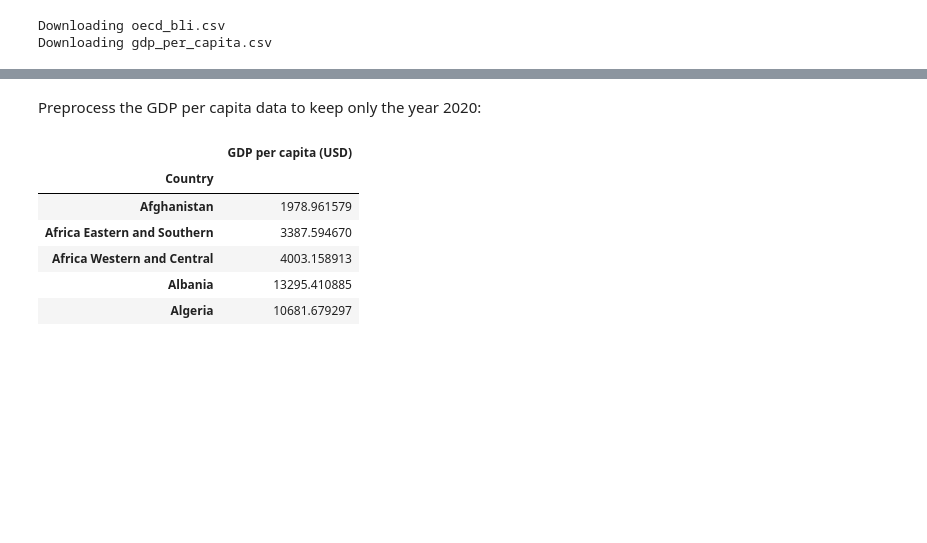
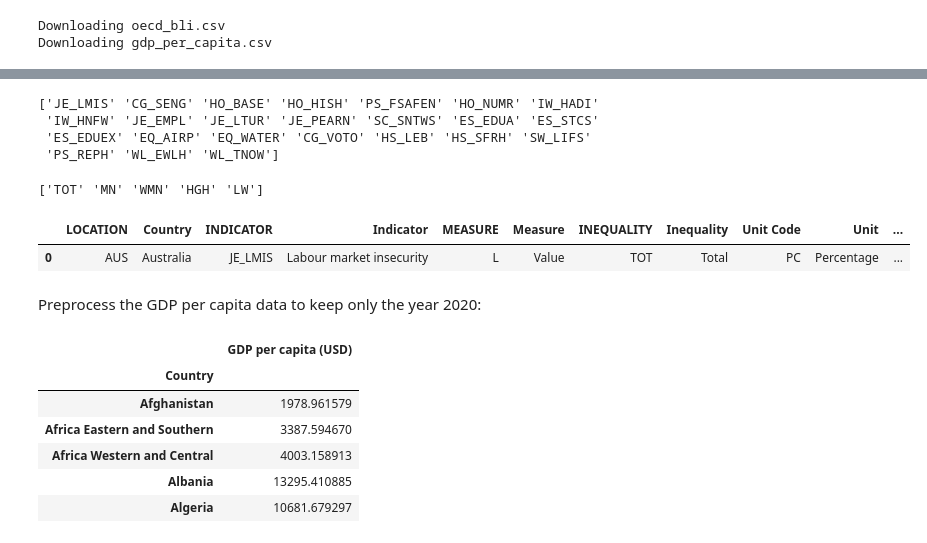
Before and after one commit to Pneri124/ageron-ml3, a Jupyter notebook: 01_PN_the_machine_learning_landscape.ipynb, the cells around one changed output, grey strips where cells are left out. Drawn from its saved outputs; the diff is of its cells as text; code cells hidden in the pictures; blank space fills up the shorter version.

```diff
--- a/01_PN_the_machine_learning_landscape.ipynb
+++ b/01_PN_the_machine_learning_landscape.ipynb
@@ -153,3 +184,19 @@ gdp_per_capita = pd.read_csv(datapath / "gdp_per_capita.csv")
+# %%
+print(oecd_bli['INDICATOR'].unique())
+# %% [output]
+['JE_LMIS' 'CG_SENG' 'HO_BASE' 'HO_HISH' 'PS_FSAFEN' 'HO_NUMR' 'IW_HADI'
+ 'IW_HNFW' 'JE_EMPL' 'JE_LTUR' 'JE_PEARN' 'SC_SNTWS' 'ES_EDUA' 'ES_STCS'
+ 'ES_EDUEX' 'EQ_AIRP' 'EQ_WATER' 'CG_VOTO' 'HS_LEB' 'HS_SFRH' 'SW_LIFS'
+ 'PS_REPH' 'WL_EWLH' 'WL_TNOW']
+# %%
+print(oecd_bli['INEQUALITY'].unique())
+# %% [output]
+['TOT' 'MN' 'WMN' 'HGH' 'LW']
+# %%
+oecd_bli.head(1)
+# %% [output]
+|  | LOCATION | Country | INDICATOR | Indicator | MEASURE | Measure | INEQUALITY | Inequality | Unit Code | Unit | ... |
+| 0 | AUS | Australia | JE_LMIS | Labour market insecurity | L | Value | TOT | Total | PC | Percentage | ... |
 # %% [markdown]
 Preprocess the GDP per capita data to keep only the year 2020:
 # %%
```
Also changed, not shown: parts of 7 cells of this notebook.
